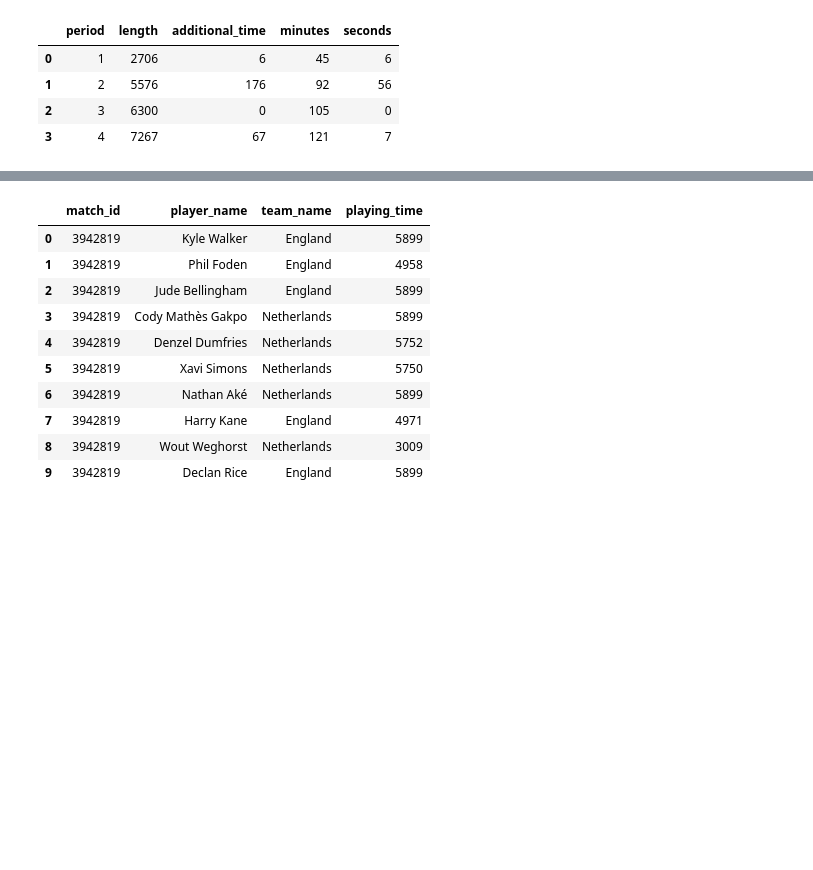
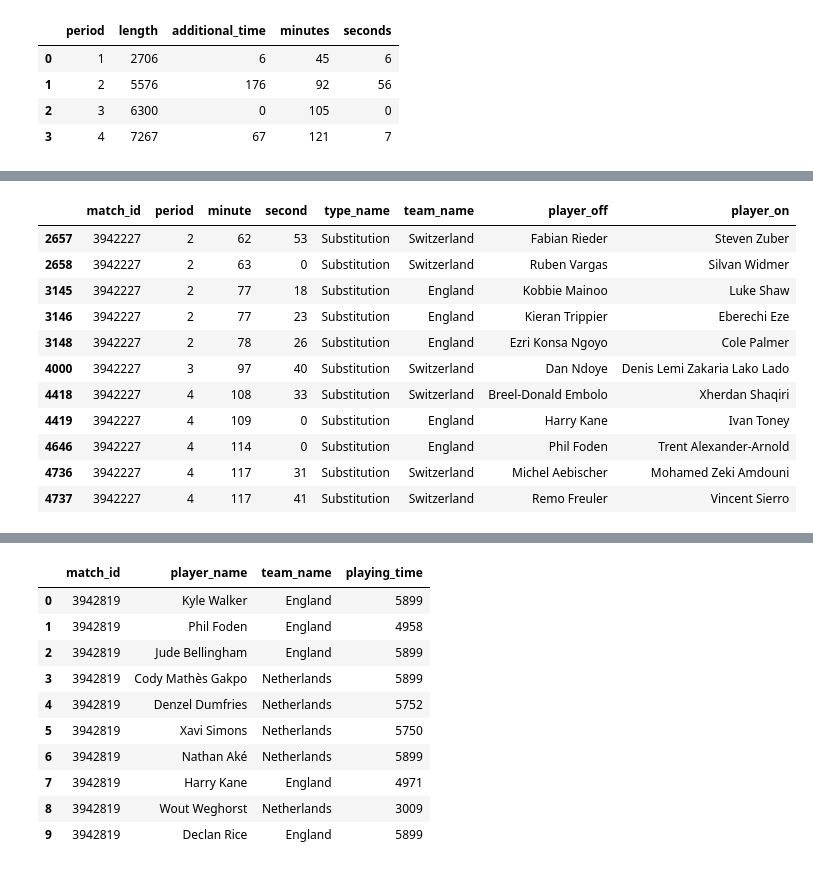
Before and after one commit to MarijnSt/soccermatics-project-1, a Jupyter notebook: per_90.ipynb, the cells around one changed output, grey strips where cells are left out. Saved outputs shown, nothing was run; the diff lists cells and outputs as text; code cells hidden in the pictures; blank space fills up the shorter version.

```diff
--- a/per_90.ipynb
+++ b/per_90.ipynb
@@ -85,0 +86,28 @@ df_dribbles.head()
+# %%
+def get_substitution_events(df):
+    subs_mask = (df['type_name'] == 'Substitution')
+    subs_columns = ['match_id', 'period', 'minute', 'second', 'type_name', 'team_name', 'player_name', 'substitution_replacement_name']
+
+    df_subs = df.loc[subs_mask, subs_columns]
+    # rename the columns
+    df_subs.rename(columns={
+        'player_name': 'player_off',
+        'substitution_replacement_name': 'player_on'
+    }, inplace=True)
+    return df_subs
+
+df_substitution_events = get_substitution_events(df)
+df_substitution_events.head(15)
+# %% [output]
+|  | match_id | period | minute | second | type_name | team_name | player_off | player_on |
+| 2657 | 3942227 | 2 | 62 | 53 | Substitution | Switzerland | Fabian Rieder | Steven Zuber |
+| 2658 | 3942227 | 2 | 63 | 0 | Substitution | Switzerland | Ruben Vargas | Silvan Widmer |
+| 3145 | 3942227 | 2 | 77 | 18 | Substitution | England | Kobbie Mainoo | Luke Shaw |
+| 3146 | 3942227 | 2 | 77 | 23 | Substitution | England | Kieran Trippier | Eberechi Eze |
+| 3148 | 3942227 | 2 | 78 | 26 | Substitution | England | Ezri Konsa Ngoyo | Cole Palmer |
+| 4000 | 3942227 | 3 | 97 | 40 | Substitution | Switzerland | Dan Ndoye | Denis Lemi Zakaria Lako Lado |
+| 4418 | 3942227 | 4 | 108 | 33 | Substitution | Switzerland | Breel-Donald Embolo | Xherdan Shaqiri |
+| 4419 | 3942227 | 4 | 109 | 0 | Substitution | England | Harry Kane | Ivan Toney |
+| 4646 | 3942227 | 4 | 114 | 0 | Substitution | England | Phil Foden | Trent Alexander-Arnold |
+| 4736 | 3942227 | 4 | 117 | 31 | Substitution | Switzerland | Michel Aebischer | Mohamed Zeki Amdouni |
+| 4737 | 3942227 | 4 | 117 | 41 | Substitution | Switzerland | Remo Freuler | Vincent Sierro |
```
Also changed, not shown: parts of 2 cells of this notebook.
